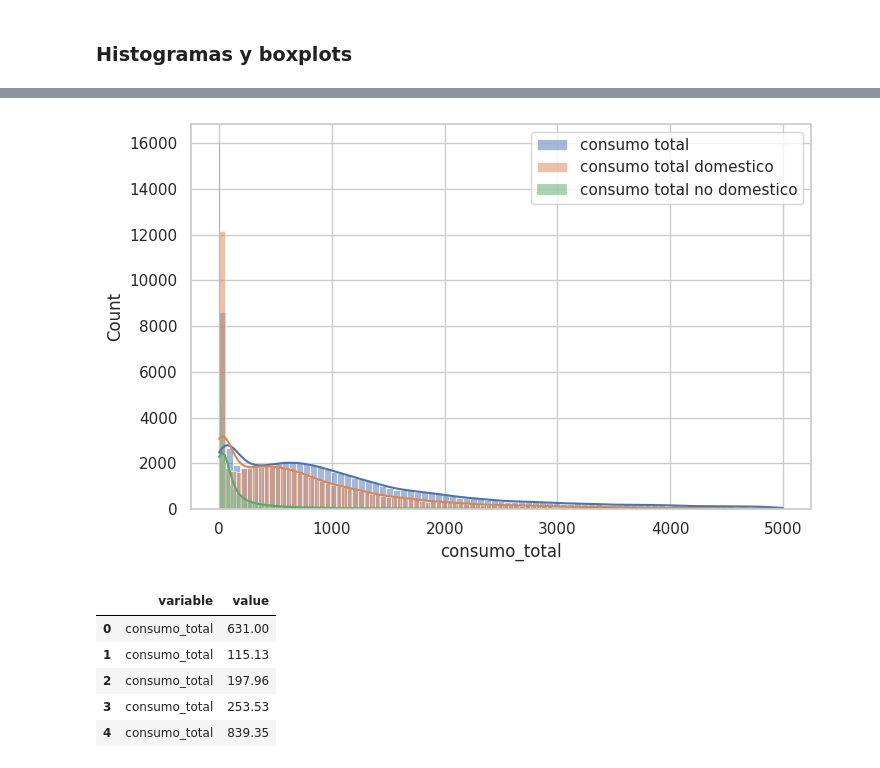
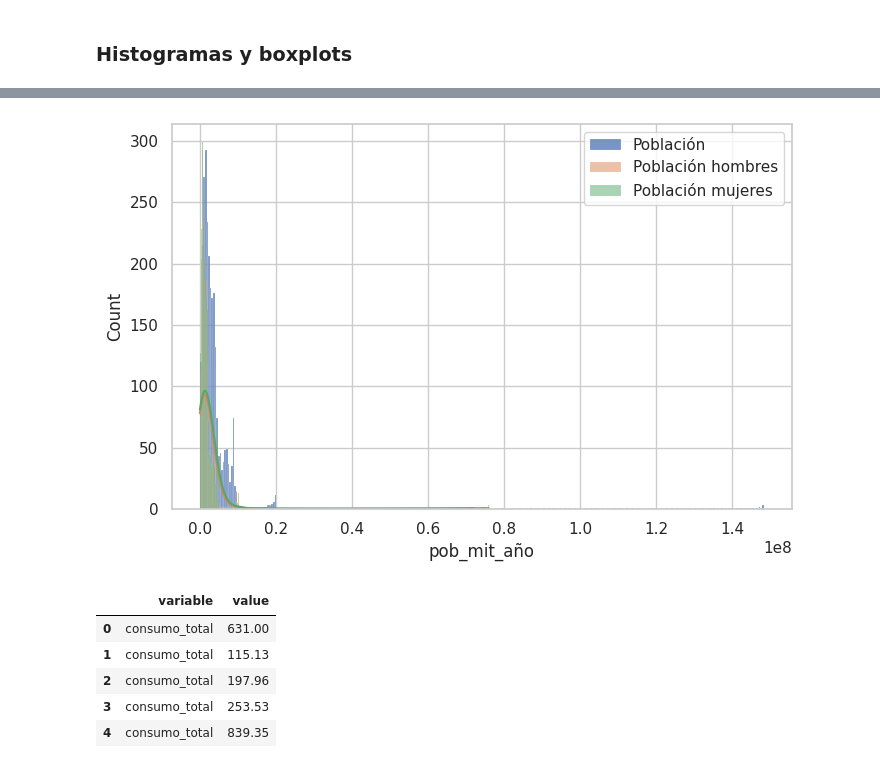
Before and after one commit to m-durand/propedeutico_python, a Jupyter notebook: notebooks/6_eda_geda.ipynb, the cells around one changed output, grey strips where cells are left out. Cells and saved outputs as stored; diff of their text form; code cells hidden in the pictures.

```diff
--- a/notebooks/6_eda_geda.ipynb
+++ b/notebooks/6_eda_geda.ipynb
@@ -222,11 +234,11 @@ sns.boxplot(x=df2['consumo_total'],showfliers=False);
 # %%
 plt.figure(figsize=(8,5))
-sns.histplot(x=df2['consumo_total'],kde=True,label='consumo total')
-sns.histplot(x=df2['consumo_total_dom'],kde=True,label='consumo total domestico')
-sns.histplot(x=df2['consumo_total_no_dom'],kde=True,label='consumo total no domestico')
+sns.histplot(x=df['pob_mit_año'],label='Población')
+sns.histplot(x=df['hom_mit_año'],kde=True,label='Población hombres')
+sns.histplot(x=df['muj_mit_año'],kde=True,label='Población mujeres')
 plt.legend();
 # %% [output]
-[figure, old version]
+[figure, new version]
 # %%
 sns.set(style='whitegrid',rc={'figure.figsize':(5,4)})
 # %%
```
Also changed, not shown: parts of 4 cells of this notebook, 1 other file.
